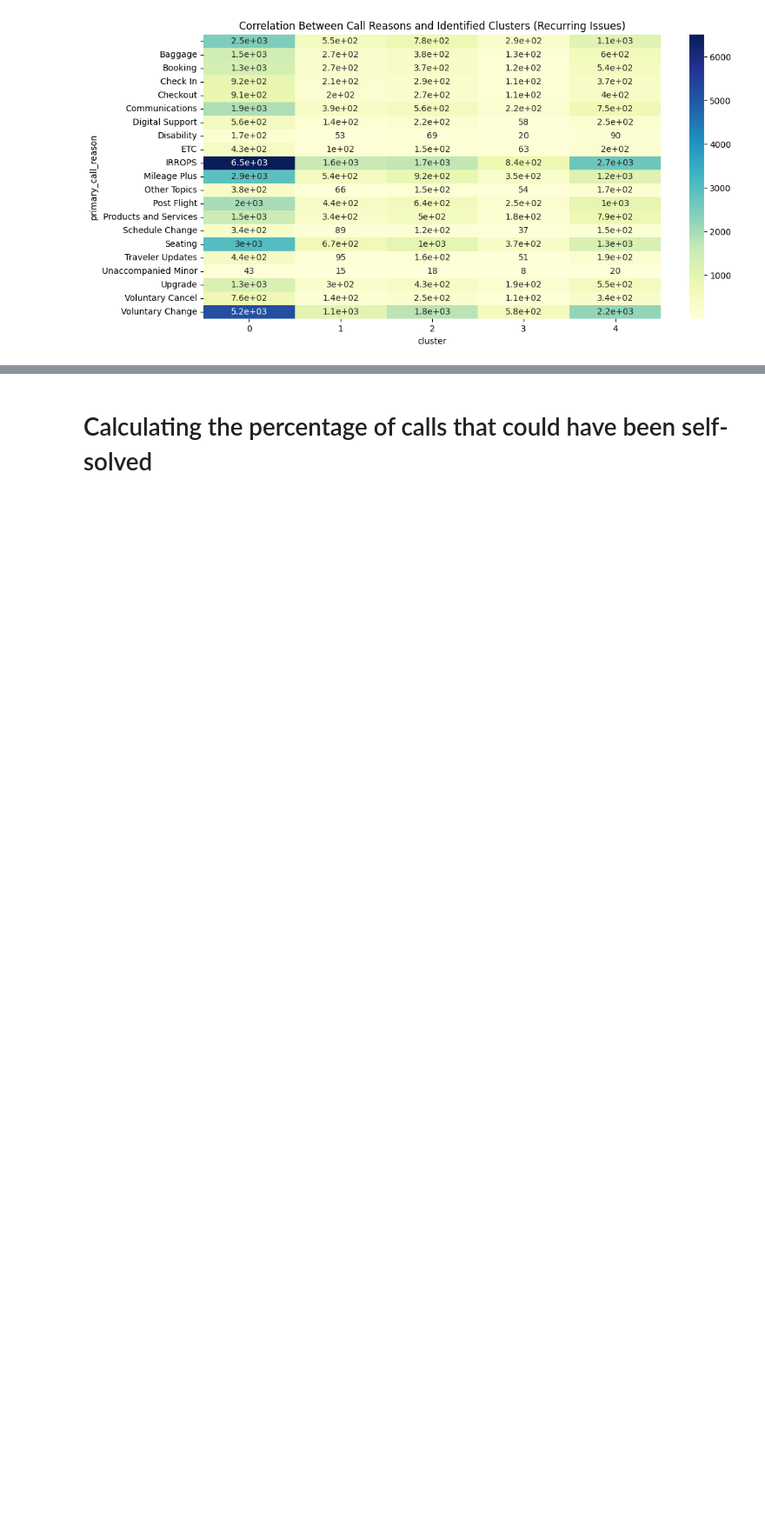
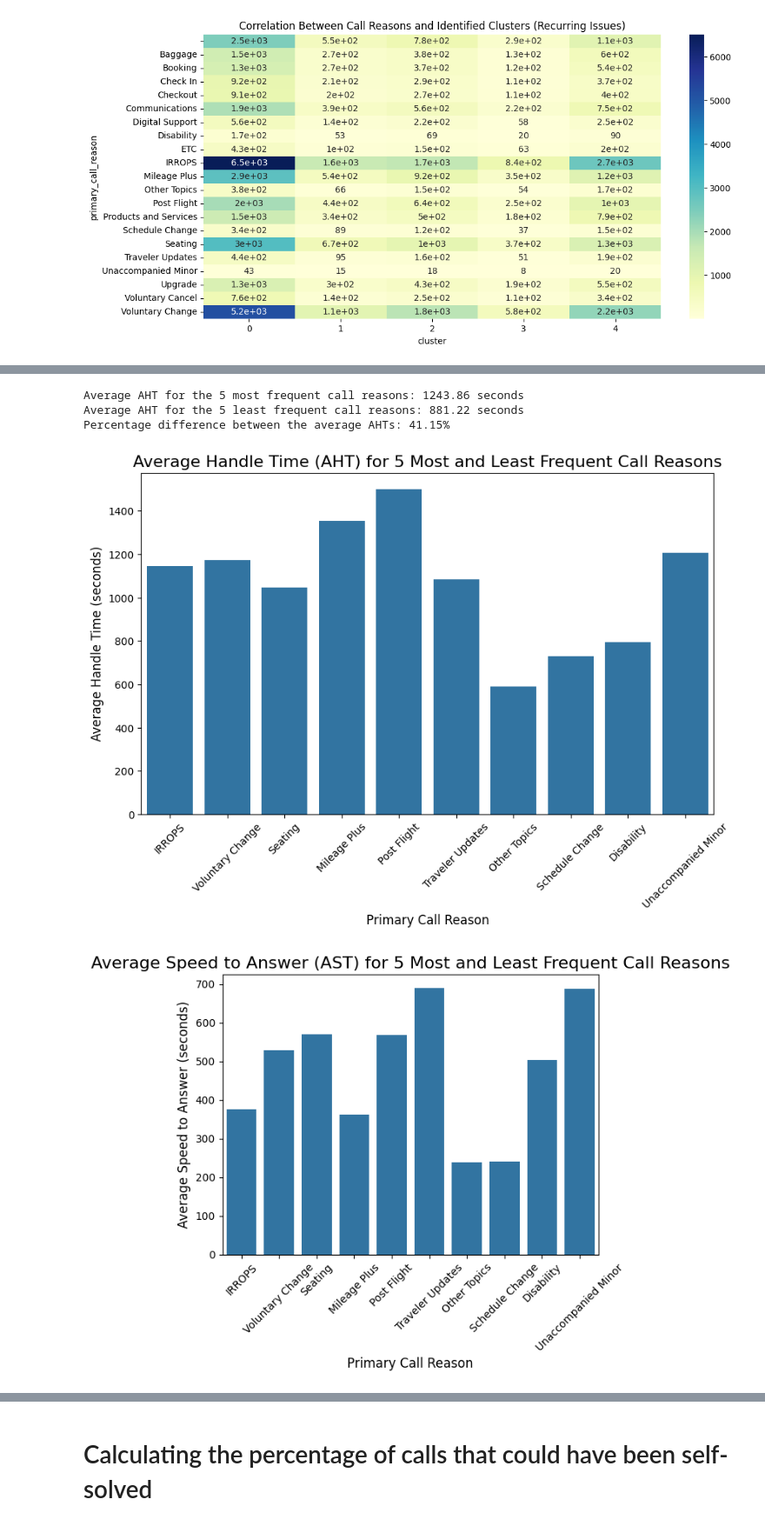
Before and after one commit to ZosTera2438/sky-hack, a Jupyter notebook: sky_hack.ipynb, the cells around one changed output, grey strips where cells are left out. Shown at 87% size. Saved outputs shown, nothing was run; the diff lists cells and outputs as text; code cells hidden in the pictures; blank space fills up the shorter version.

```diff
--- a/sky_hack.ipynb
+++ b/sky_hack.ipynb
@@ -341,0 +294,52 @@ Percentage difference between the average handling time for the most frequent an
+# %%
+
+# Group by primary_call_reason to calculate call volumes and average AHT
+call_reason_stats = final_df.groupby('primary_call_reason').agg(
+    call_count=('call_id', 'count'),
+    avg_aht=('call_duration', 'mean'),
+    avg_ast=('wait_time', 'mean')
+).reset_index()
+
+# Sort the call reasons by the number of calls to identify the most and least frequent
+most_frequent_5 = call_reason_stats.sort_values(by='call_count', ascending=False).head(5)
+least_frequent_5 = call_reason_stats.sort_values(by='call_count', ascending=False).tail(5)
+
+# Calculate average AHT for the 5 most frequent and 5 least frequent call reasons
+avg_aht_most_frequent = most_frequent_5['avg_aht'].mean()
+avg_aht_least_frequent = least_frequent_5['avg_aht'].mean()
+
+# Calculate percentage difference between the average AHTs
+percentage_difference = ((avg_aht_most_frequent - avg_aht_least_frequent) / avg_aht_least_frequent) * 100
+
+# Output the results
+print(f"Average AHT for the 5 most frequent call reasons: {avg_aht_most_frequent:.2f} seconds")
+print(f"Average AHT for the 5 least frequent call reasons: {avg_aht_least_frequent:.2f} seconds")
+print(f"Percentage difference between the average AHTs: {percentage_difference:.2f}%")
+
+# Step 4: Visualization
+plt.figure(figsize=(10, 6))
+
+# Combine the two datasets for visualization
+combined_data = pd.concat([most_frequent_5, least_frequent_5])
+
+# Create a barplot to show AHT for the most and least frequent call reasons
+sns.barplot(x='primary_call_reason', y='avg_aht', data=combined_data)
+plt.title('Average Handle Time (AHT) for 5 Most and Least Frequent Call Reasons', fontsize=16)
+plt.xlabel('Primary Call Reason', fontsize=12)
+plt.ylabel('Average Handle Time (seconds)', fontsize=12)
+plt.xticks(rotation=45)
+plt.show()
+
+# Create a barplot to show AHT for the most and least frequent call reasons
+sns.barplot(x='primary_call_reason', y='avg_ast', data=combined_data)
+plt.title('Average Speed to Answer (AST) for 5 Most and Least Frequent Call Reasons', fontsize=16)
+plt.xlabel('Primary Call Reason', fontsize=12)
+plt.ylabel('Average Speed to Answer (seconds)', fontsize=12)
+plt.xticks(rotation=45)
+plt.show()
+# %% [output]
+Average AHT for the 5 most frequent call reasons: 1243.86 seconds
+Average AHT for the 5 least frequent call reasons: 881.22 seconds
+Percentage difference between the average AHTs: 41.15%
+[figure, added]
+[figure, added]
```
Also changed, not shown: parts of 10 cells of this notebook, 6 other files.
